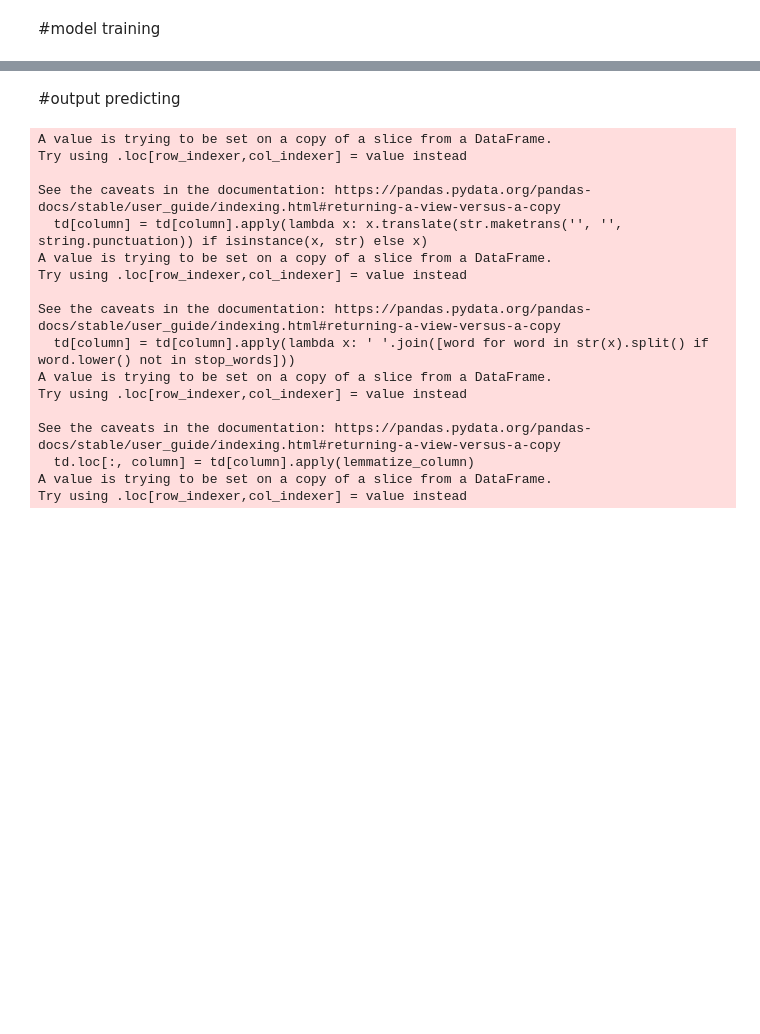
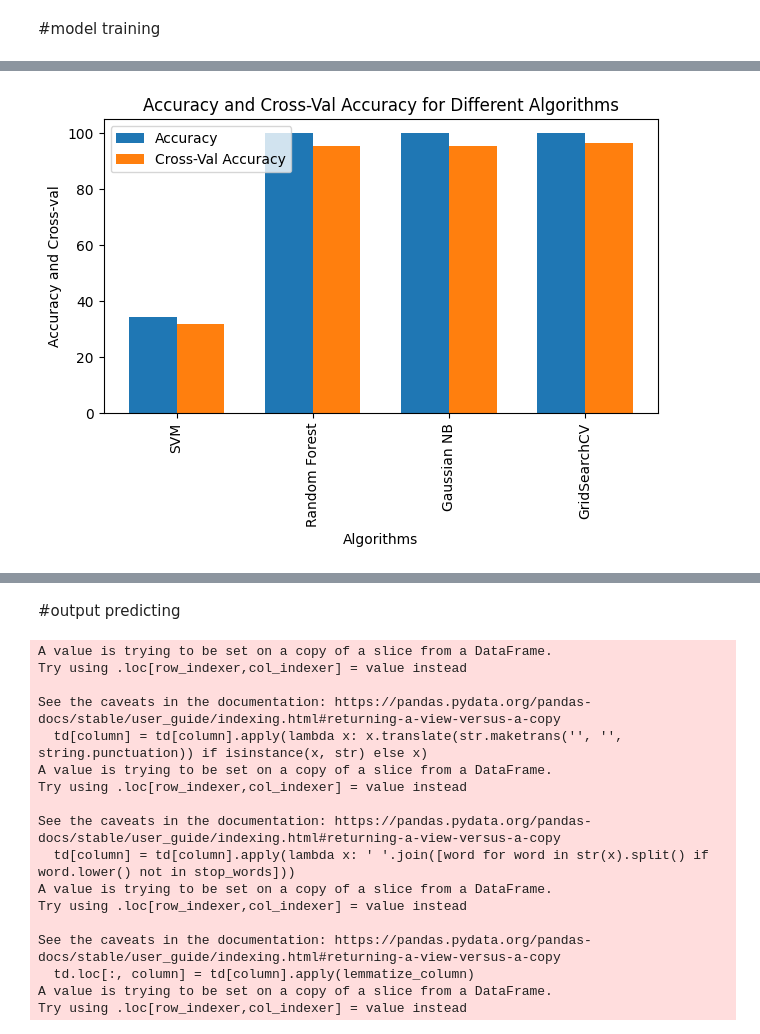
Before and after one commit to Anjali-DA/Symposium-source-code, a Jupyter notebook: hai_prediction_model.ipynb, the cells around one changed output, grey strips where cells are left out. Drawn from its saved outputs; the diff is of its cells as text; code cells hidden in the pictures; blank space fills up the shorter version.

```diff
--- a/hai_prediction_model.ipynb
+++ b/hai_prediction_model.ipynb
@@ -321,0 +421,23 @@ svc cross validation score 87.54 %
+# %%
+# grouped bar chart
+algorithms = ["SVM","Random Forest", "Gaussian NB","GridSearchCV"]
+accuracy = [svm_accuracy, rf_accuracy, nb_accuracy,svc_accuracy]
+# cross_val_score = [svm_score,rf_score,nb_score,xgb_score,svc_score]
+cross_val_score = [round(svm_score.mean()*100,2),round(rf_score.mean()*100,2),round(nb_score.mean()*100,2), round(svc_score.mean()*100,2)]
+
+bar_width = 0.35
+index = np.arange(len(algorithms))
+
+plt.bar(index, accuracy, bar_width, label='Accuracy')
+plt.bar(index + bar_width, cross_val_score, bar_width, label='Cross-Val Accuracy')
+
+plt.xlabel('Algorithms')
+plt.ylabel('Accuracy and Cross-val')
+plt.title('Accuracy and Cross-Val Accuracy for Different Algorithms')
+plt.xticks(index + bar_width / 2, algorithms, rotation='vertical')
+plt.legend()
+
+plt.tight_layout()
+plt.show()
+# %% [output]
+[figure, added]
```
Also changed, not shown: parts of 31 cells of this notebook.
